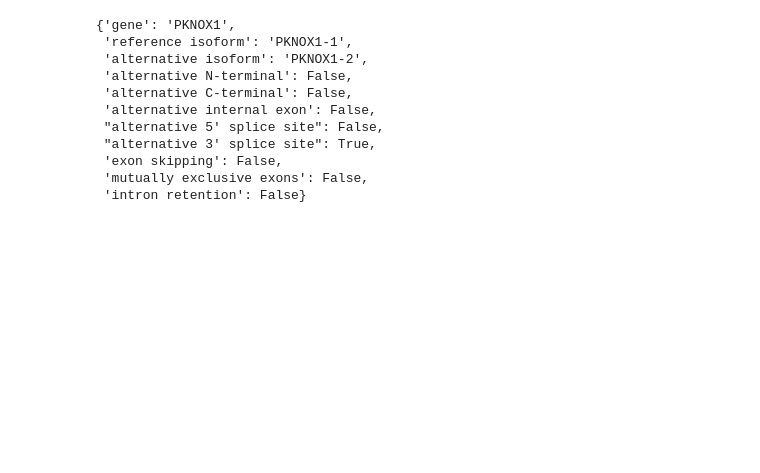
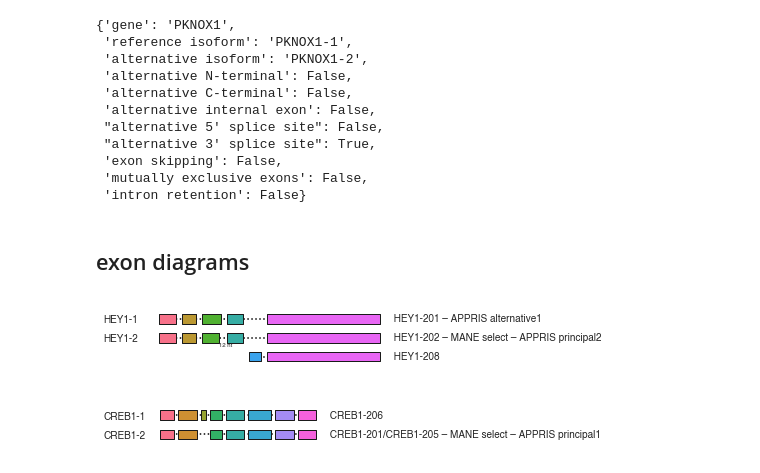
Before and after one commit to CCSB-DFCI/TF_isoforms_paper, a Jupyter notebook: src/iso_main_figures.ipynb, the cells around one changed output. Cells and saved outputs as stored; diff of their text form; code cells hidden in the pictures; blank space fills up the shorter version.

```diff
--- a/src/iso_main_figures.ipynb
+++ b/src/iso_main_figures.ipynb
@@ -116,3 +112,19 @@ tfs["PKNOX1"].splicing_categories("PKNOX1-1", "PKNOX1-2")
  'exon skipping': False,
  'mutually exclusive exons': False,
  'intron retention': False}
+# %% [markdown]
+## exon diagrams
+# %%
+fig, ax = plt.subplots(figsize=(7, 1))
+
+tfs["HEY1"].exon_diagram(ax=ax)
+fig.savefig("../figures/HEY1_exon_diagram.pdf", bbox_inches="tight", dpi="figure")
+# %% [output]
+[figure, added]
+# %%
+fig, ax = plt.subplots(figsize=(7, 0.75))
+
+tfs["CREB1"].exon_diagram(ax=ax)
+fig.savefig("../figures/CREB1_exon_diagram.pdf", bbox_inches="tight", dpi="figure")
+# %% [output]
+[figure, added]
```
Also changed, not shown: parts of 10 cells of this notebook, 18 other files.
